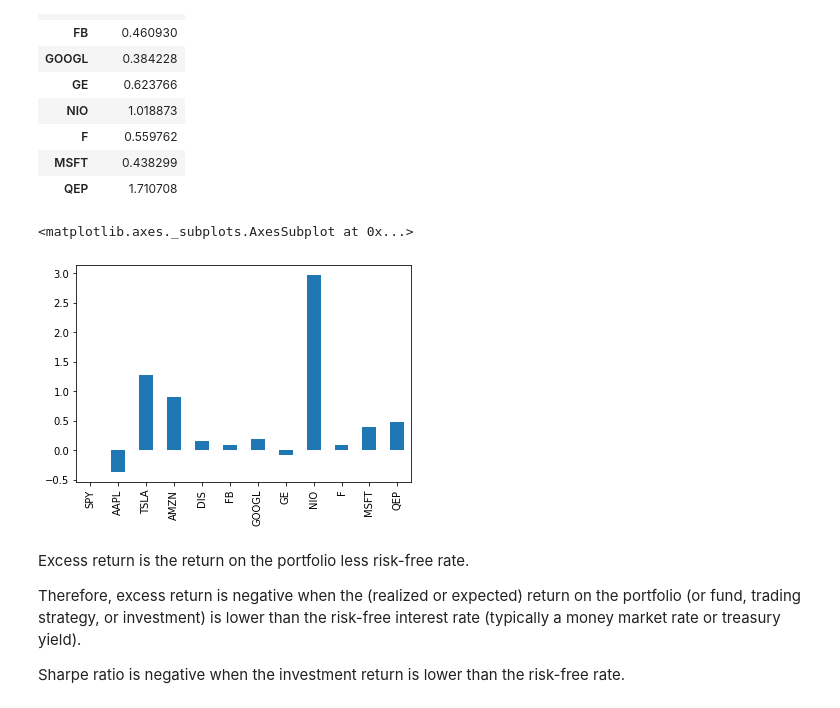
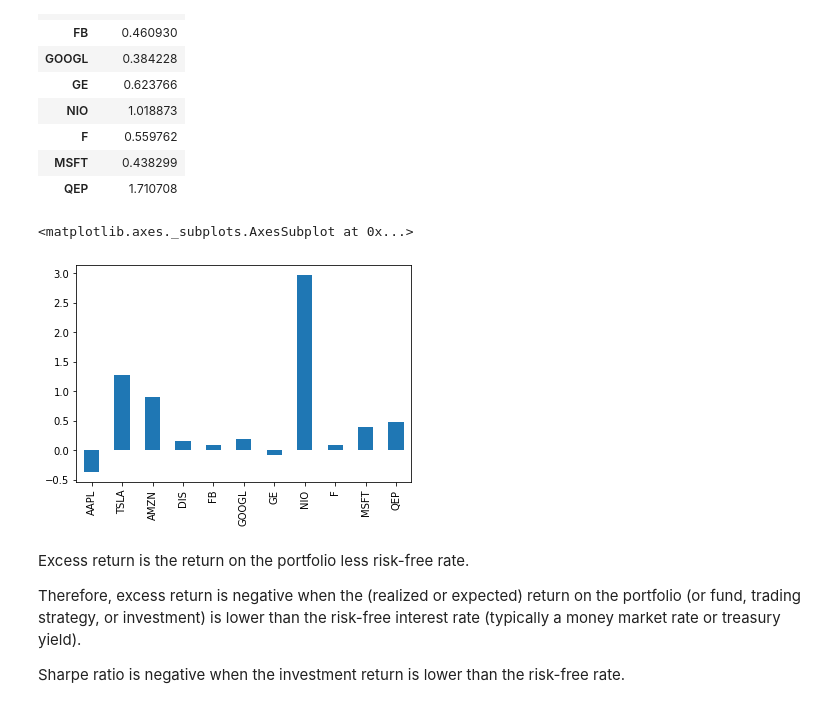
Before and after one commit to jtmcginley123/project-two, a Jupyter notebook: Jorge/sharpe_ratio.ipynb, the cells around one changed output. Saved outputs shown, nothing was run; the diff lists cells and outputs as text; code cells hidden in the pictures.

Commit message:
fixed data and SR graph

```diff
--- a/Jorge/sharpe_ratio.ipynb
+++ b/Jorge/sharpe_ratio.ipynb
@@ -185,14 +169,15 @@ standard_df
 # %%
 def sharpe_ratio(return_series, N, rf):
     mean = return_series.mean() * N -rf
     sigma = return_series.std() * np.sqrt(N)
     return mean / sigma
 
 N = 252 #252 trading days in a year
 rf = spy500_return #1% risk free rate
 sharpe_ratio = daily_price_change.apply(sharpe_ratio, args=(N,rf,),axis=0)
 
-sharpe_ratio.plot.bar()
+sharpe_ratio_graph = sharpe_ratio.drop("SPY")
+sharpe_ratio_graph.plot.bar()
 # %% [output]
 <matplotlib.axes._subplots.AxesSubplot at 0x...>
-[figure, old version]
+[figure, new version]
```
Also changed, not shown: parts of 15 cells of this notebook.
